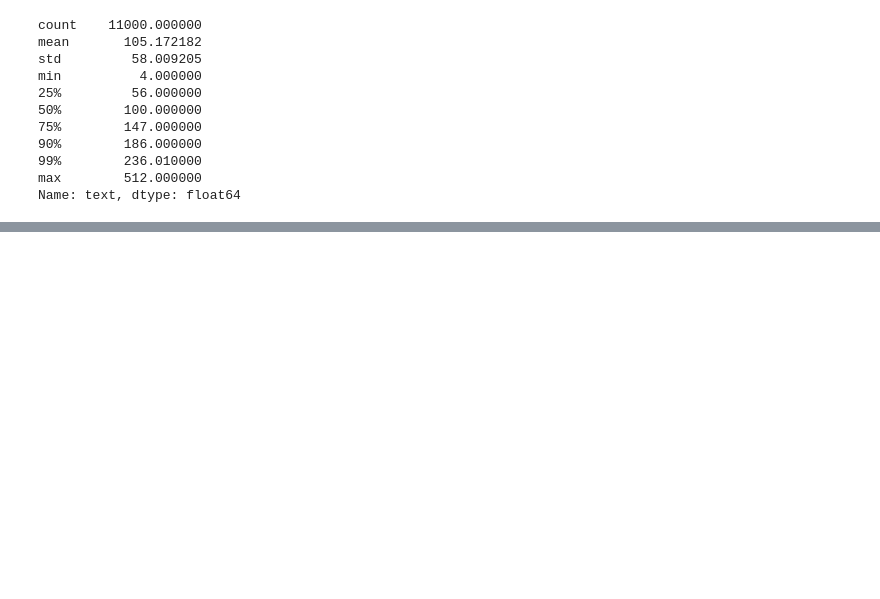
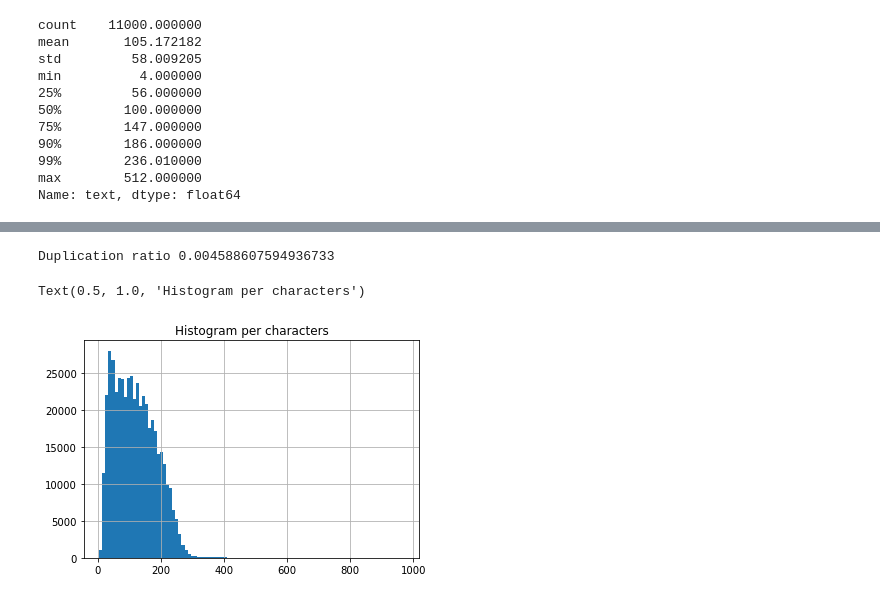
Before and after one commit to cccwam/ift6759-project2-public, a Jupyter notebook: notebooks/EDA-FM-13032020.ipynb, the cells around one changed output, grey strips where cells are left out. Drawn from its saved outputs; the diff is of its cells as text; code cells hidden in the pictures; blank space fills up the shorter version.

Commit message:
EDA to compare dataset

```diff
--- a/notebooks/EDA-FM-13032020.ipynb
+++ b/notebooks/EDA-FM-13032020.ipynb
@@ -223,7 +203,0 @@ dtype: object
-# %%
-with open(data_path / "hourly_daytime_01_train.json", 'r') as f:
-    hourly_train_dataset = json.load(f)
-
-hourly_train_datapoint = pd.Series(hourly_train_dataset["target_datetimes"])
-hourly_train_datapoint = pd.Series(hourly_train_datapoint.values, index=pd.to_datetime(hourly_train_datapoint))
-hourly_train_datapoint.head()
@@ -269,6 +203,0 @@ hourly_valid_datapoint.groupby([hourly_valid_datapoint.index.hour]).size().plot.
-# %%
-with open(data_path / "daily_daytime_01_train.json", 'r') as f:
-    daily_train_dataset = json.load(f)
-daily_train_datapoint = pd.Series(daily_train_dataset["target_datetimes"])
-daily_train_datapoint = pd.Series(daily_train_datapoint.values, index=pd.to_datetime(daily_train_datapoint))
-daily_train_datapoint.head()
@@ -282,6 +203,0 @@ dtype: object
-# %%
-with open(data_path / "daily_daytime_01_validation.json", 'r') as f:
-    daily_valid_dataset = json.load(f)
-daily_valid_datapoint = pd.Series(daily_valid_dataset["target_datetimes"])
-daily_valid_datapoint = pd.Series(daily_valid_datapoint.values, index=pd.to_datetime(daily_valid_datapoint))
-daily_valid_datapoint.head()
@@ -405,0 +215,7 @@ daily_valid_df[stations].describe(percentiles=np.concatenate([np.arange(0, .75,
+# %%
+with open(data_path / "unaligned.fr", 'r') as f:
+    unaligned_fr = [line.rstrip() for line in f] # Remove the \n
+    unaligned_fr = pd.DataFrame(unaligned_fr, columns=["text"])
+    f.close()
+
+unaligned_fr.describe()
@@ -405,0 +228,11 @@ daily_valid_df[stations].describe(percentiles=np.concatenate([np.arange(0, .75,
+# %%
+dup_ratio = 1 - (unaligned_fr.text.unique().shape[0] / unaligned_fr.text.shape[0])
+print("Duplication ratio", dup_ratio)
+# %% [output]
+Duplication ratio 0.004588607594936733
+# %%
+ax = unaligned_fr.text.str.len().hist(bins=100)
+ax.set_title("Histogram per characters")
+# %% [output]
+Text(0.5, 1.0, 'Histogram per characters')
+[figure, added]
```
Also changed, not shown: parts of 138 cells of this notebook, 1 other file.
